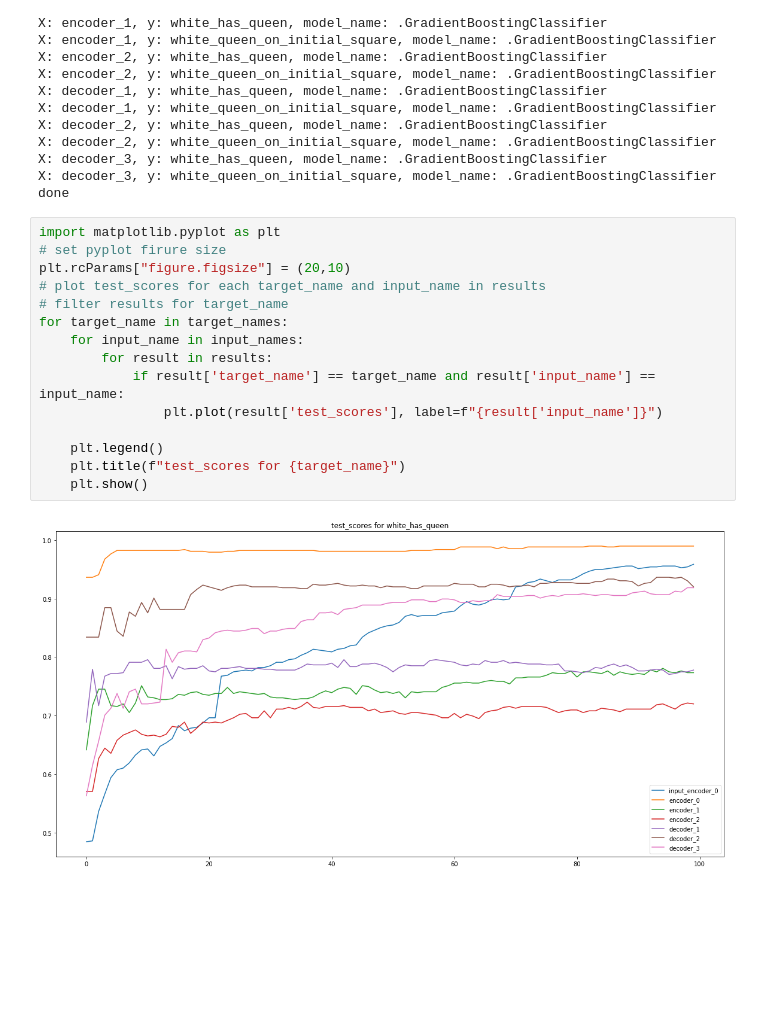
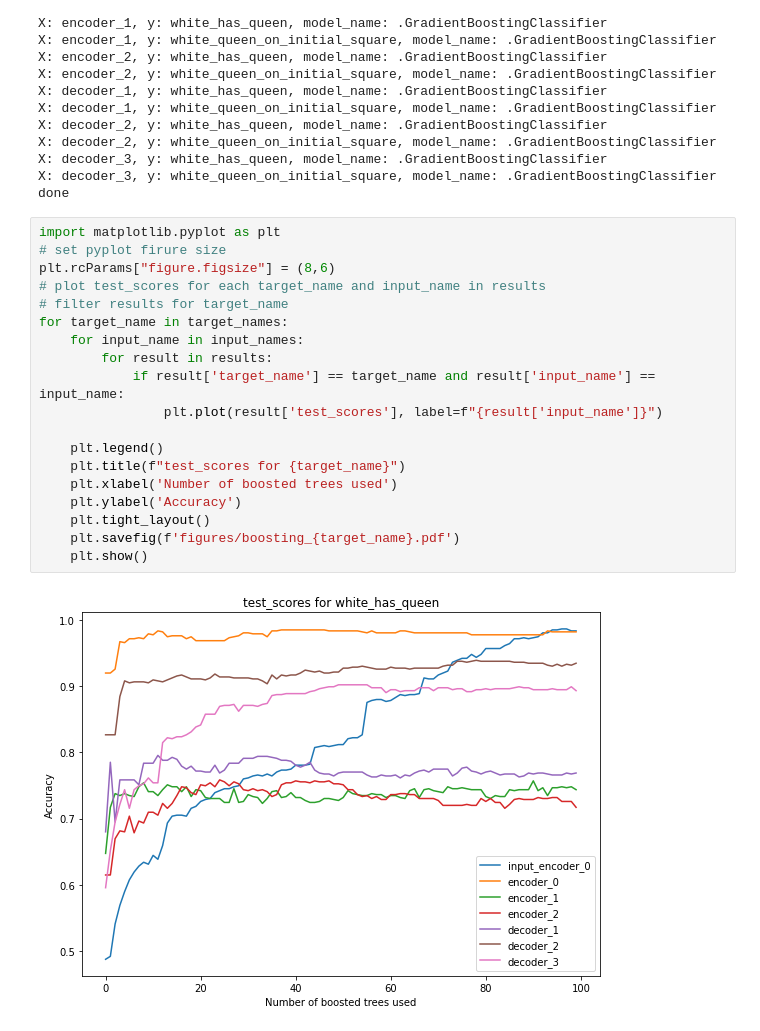
Before and after one commit to adalsteinnpals/stockfish_explain, a Jupyter notebook: stockfish_explain/experiments/chess_auto_encoder/tree_classifier.ipynb, the cells around one changed output. Cells and saved outputs as stored; diff of their text form; blank space fills up the shorter version.

```diff
--- a/stockfish_explain/experiments/chess_auto_encoder/tree_classifier.ipynb
+++ b/stockfish_explain/experiments/chess_auto_encoder/tree_classifier.ipynb
@@ -321,17 +321,21 @@ done
 # %%
 import matplotlib.pyplot as plt
 # set pyplot firure size
-plt.rcParams["figure.figsize"] = (20,10)
+plt.rcParams["figure.figsize"] = (8,6)
 # plot test_scores for each target_name and input_name in results
 # filter results for target_name
 for target_name in target_names:
     for input_name in input_names:
         for result in results:
             if result['target_name'] == target_name and result['input_name'] == input_name:
                 plt.plot(result['test_scores'], label=f"{result['input_name']}")
 
     plt.legend()
     plt.title(f"test_scores for {target_name}")
+    plt.xlabel('Number of boosted trees used')
+    plt.ylabel('Accuracy')
+    plt.tight_layout()
+    plt.savefig(f'figures/boosting_{target_name}.pdf')
     plt.show()
 # %% [output]
-[figure, old version]
+[figure, new version]
```
Also changed, not shown: parts of 1 cell of this notebook, 16 other files.
